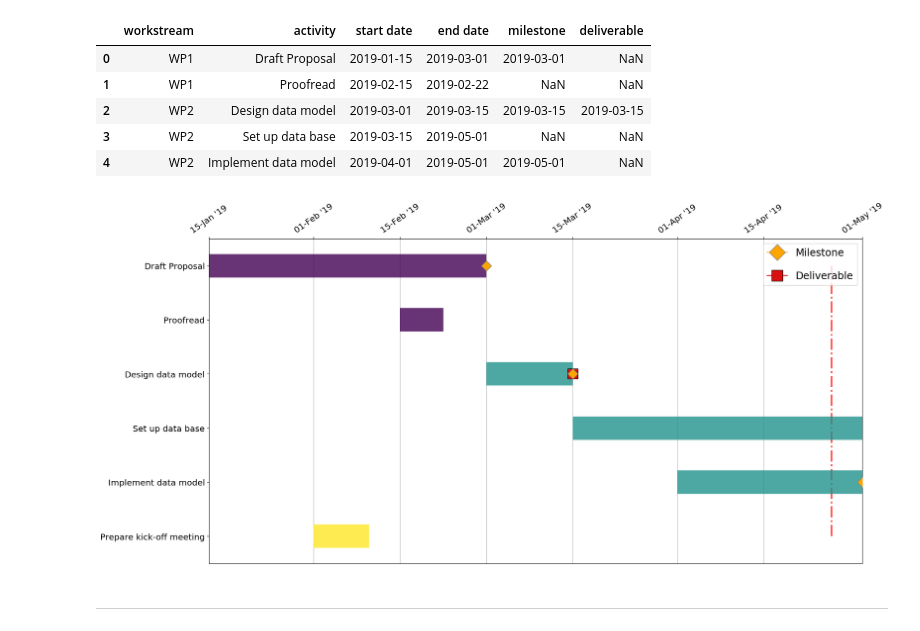
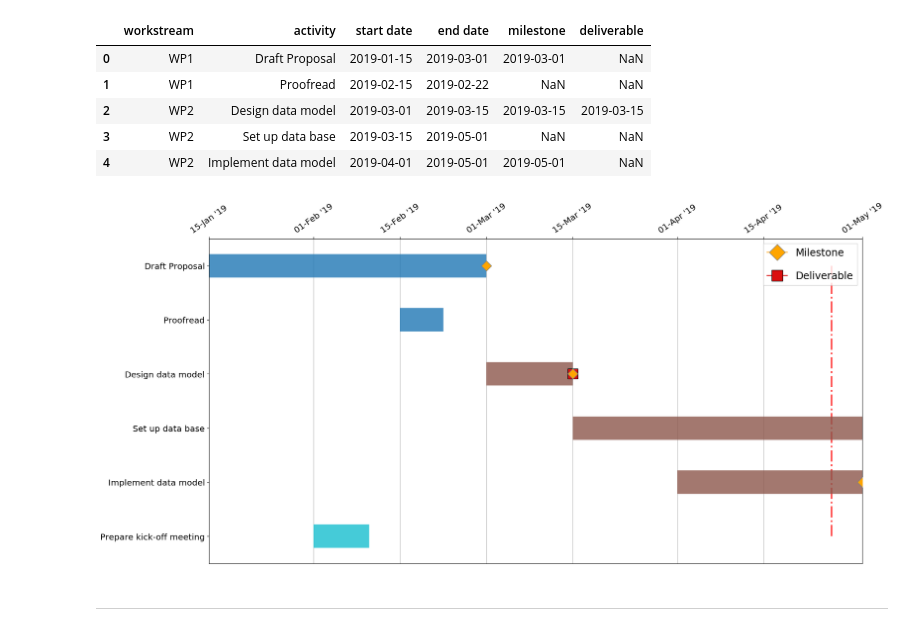
Before and after one commit to Japhiolite/Rantt, a Jupyter notebook: notebooks/Create_a_Gantt_Chart_example.ipynb, the cells around one changed output. Drawn from its saved outputs; the diff is of its cells as text; code cells hidden in the pictures.

```diff
--- a/notebooks/Create_a_Gantt_Chart_example.ipynb
+++ b/notebooks/Create_a_Gantt_Chart_example.ipynb
@@ -10,7 +10,7 @@ sys.path.append("../")
 import rantt
 # %%
 # Load the csv File
-inp = rantt.Gantt_chart('../activities.csv', colorstyle='viridis')
+inp = rantt.Gantt_chart('../activities.csv')
 # %%
 # Present the table form or the Gantt Chart
 inp.showCSV()
@@ -24,9 +24,9 @@ inp.showCSV()
 # %%
 %matplotlib inline
 # Plot the Gantt Chart
 inp.preparePlot()
-#inp.save()
+inp.save('../imgs/gantt_chart.png')
 # %% [output]
-[figure, old version]
+[figure, new version]
 # %% [markdown]
 ------------------------------------------------
```
